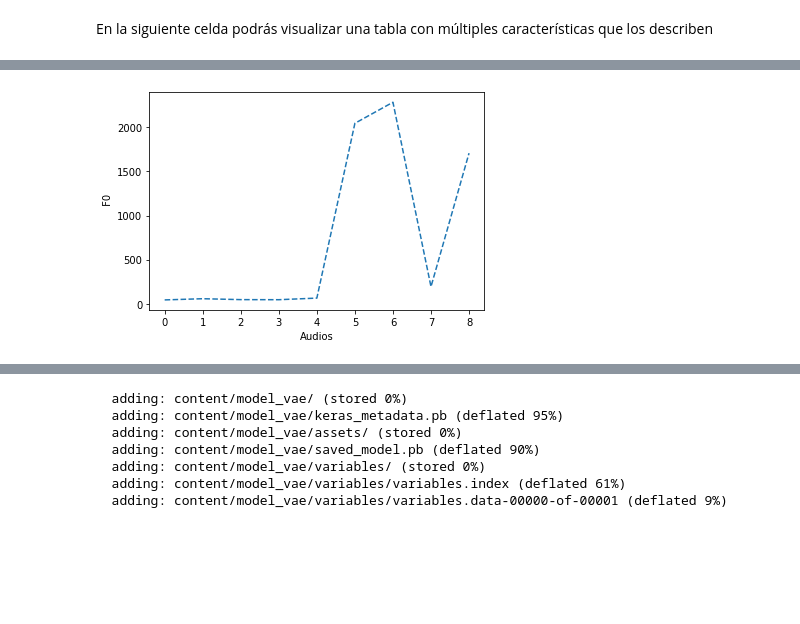
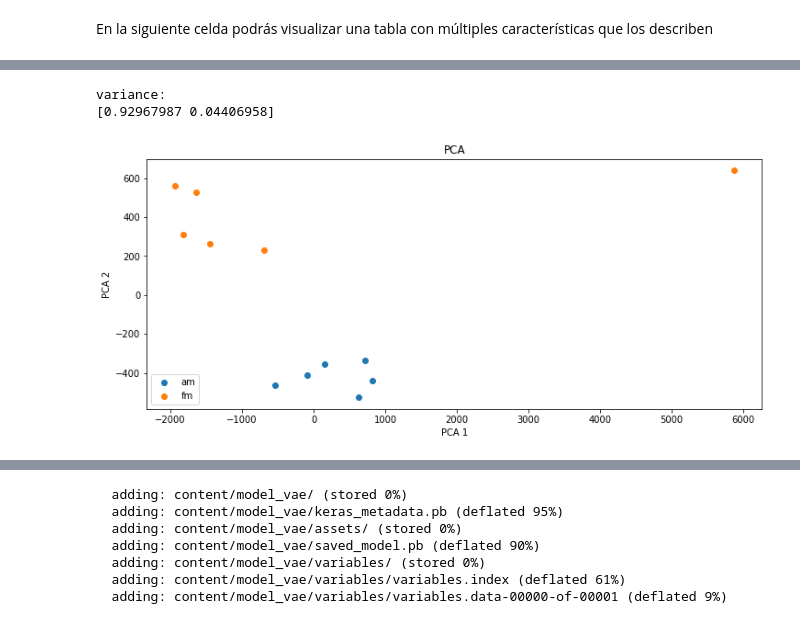
Before and after one commit to mezaga/ACIML, a Jupyter notebook: ACIML_seminario_prototype.ipynb, the cells around one changed output, grey strips where cells are left out. Saved outputs shown, nothing was run; the diff lists cells and outputs as text; code cells hidden in the pictures; blank space fills up the shorter version.

```diff
--- a/ACIML_seminario_prototype.ipynb
+++ b/ACIML_seminario_prototype.ipynb
@@ -38,7 +41,7 @@ track_num = []
 
 from google.colab import files
 #@ tectInserta
-text = 'tamarindo' #@param {type:"string"}
+text = 'fm' #@param {type:"string"}
 #AUDIO_LOAD = []
 sr16k = 16000
 secs = 1
@@ -219,8 +130,0 @@ VBox(children=(IntSlider(value=5, description='am data', max=5), IntSlider(value
-# %%
-#@title DATASET
-
-df = DATA.iloc[0: am_data.value]
-df_2 = DATA.iloc[count[0]: fm_data.value + count[0]]
-#df_3 = DATA.iloc[b: c]
-DATA_filt = pd.concat([df, df_2])
-DATA_filt
@@ -270,0 +131,9 @@ DATA_filt['fft'][0].shape
+# %%
+#@title DATASET
+dframes = []
+for key, value in update_sliders.items():
+  dframes.append(DATA[DATA['gid'] == key].reset_index().iloc[0: value.value])
+  #print(key + str(value))
+  DATA_filt = pd.concat(dframes).reset_index()
+audiotracks = dict(zip(DATA_filt['id'],DATA_filt['id'].index))
+DATA_filt
@@ -271,29 +154,40 @@ DATA_filt['fft'][0].shape
 # %%
-#@title Visualización de datos
-audio_viz = 'F0' #@param ['PCA','F0', 'histogram']
+#@title Visualización de datos { run: "auto" }
+ids = list(DATA_filt['id'])
+audio_viz = 'PCA' #@param ['PCA','F0', 'histogram']
 fig, ax = plt.subplots()
+fig.set_size_inches([12,5])
 if audio_viz == 'histogram':
-  ax = DATA_filt['synth'].hist()
+  ax = DATA_filt['gid'].hist()
   ax.set_xlabel("Synth type")
   ax.set_ylabel(" # of observations")
   plt.show()
 if audio_viz == 'F0':
   ax.plot(DATA_filt.index, DATA_filt['f0'], linestyle = '--')
   ax.set_xlabel("Audios")
   ax.set_ylabel(" F0")
   plt.show()
 if audio_viz == 'PCA':
   pca = PCA(n_components= 2)
   X_PCA = pca.fit_transform(Xmu_FFT)
   print('variance: ')
   print(pca.explained_variance_ratio_)
-  ax.scatter(X_PCA[0: indices2[0], 0], X_PCA[0: indices2[0], 1], c='gray', label = synth_names[0])
-  ax.scatter(X_PCA[indices2[0]:, 0], X_PCA[indices2[0]:, 1], c='red', label = synth_names[1])
+  counter = 0
+  cu = 0
+  for key, value in zliders.items():
+    #print(key,value)
+    ax.scatter(X_PCA[counter: counter + value, 0], X_PCA[counter: counter + value, 1], cmap= 10, label = key)
+    counter += value
+    cu += 1
+  #for idx, id in enumerate(ids):
+  #  ax.annotate(id,(X_PCA[idx][0], X_PCA[idx][1]+ 0.2))
   fig.add_axes(ax)
   plt.legend()
-  plt.title('Latent Space PCA')
+  plt.title('PCA')
   plt.xlabel('PCA 1')
   plt.ylabel('PCA 2')
   plt.show()
 # %% [output]
+variance:
+[0.92967987 0.04406958]
-[figure, old version]
+[figure, new version]
```
Also changed, not shown: parts of 47 cells of this notebook.
